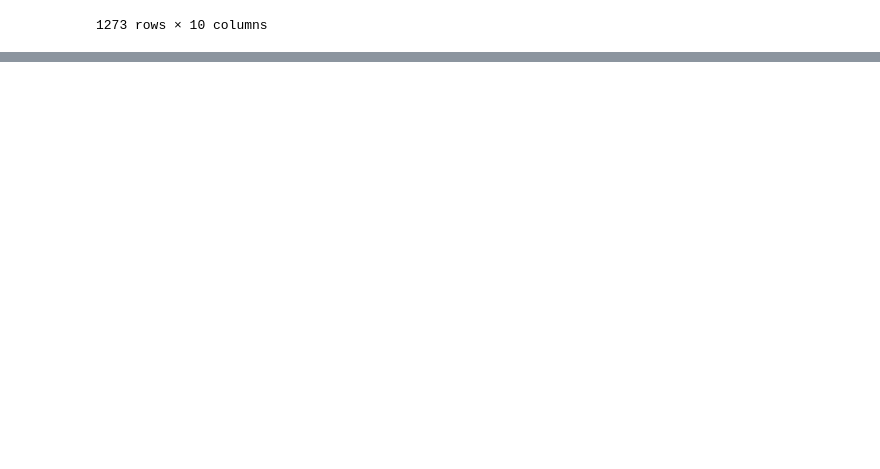
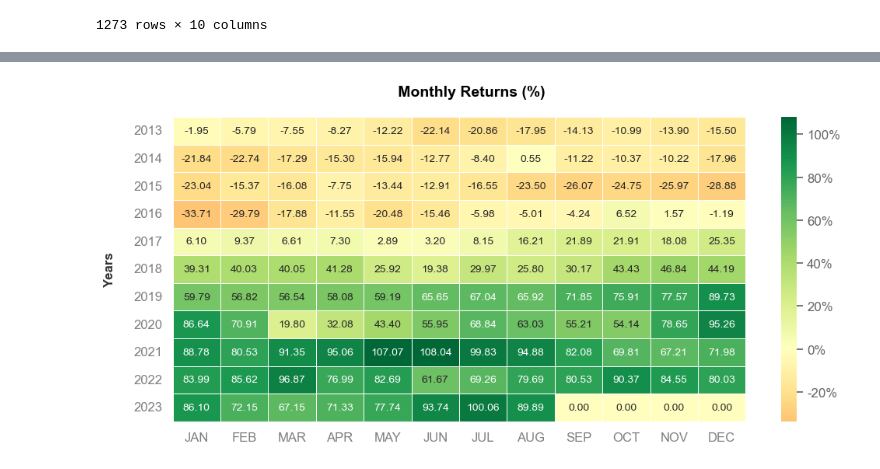
Before and after one commit to fcardosoo/Python-Mercado-Financeiro-Magic-Formula, a Jupyter notebook: Magic Formula - Modelo de Investimento com Backtest.ipynb, the cells around one changed output, grey strips where cells are left out. Drawn from its saved outputs; the diff is of its cells as text; code cells hidden in the pictures; blank space fills up the shorter version.

```diff
--- a/Magic Formula - Modelo de Investimento com Backtest.ipynb
+++ b/Magic Formula - Modelo de Investimento com Backtest.ipynb
@@ -252,0 +253,4 @@ rentabilidade_por_carteira['retorno'].plot_monthly_heatmap()
+# %%
+rentabilidade_por_carteira['ibovespa'].plot_monthly_heatmap()
+# %% [output]
+[figure, added]
```
Also changed, not shown: parts of 24 cells of this notebook.
